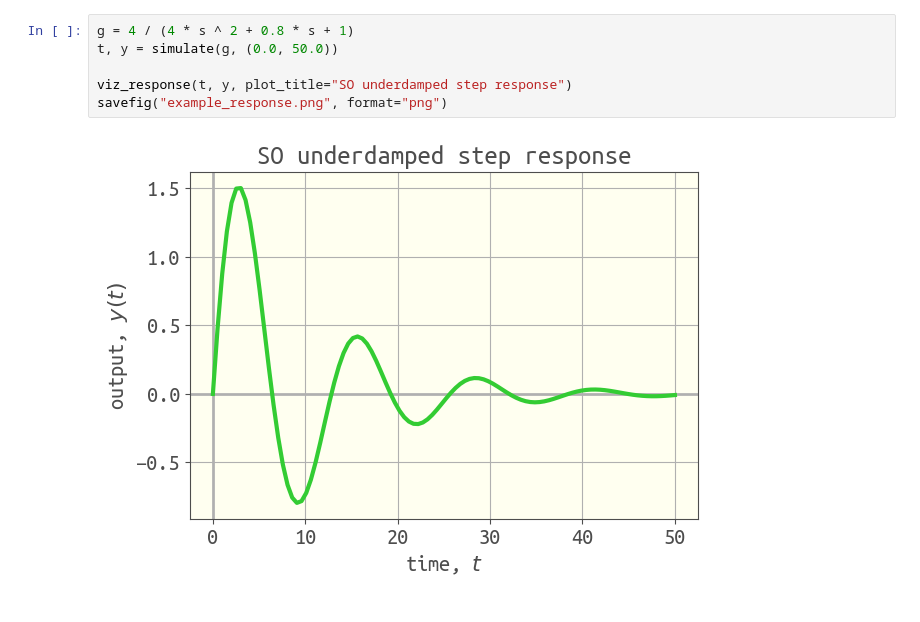
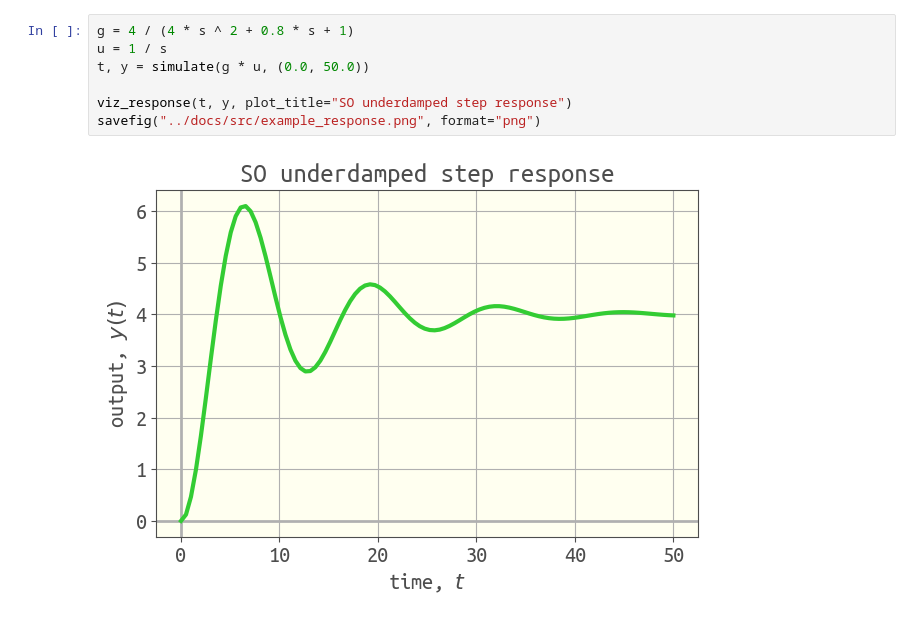
Before and after one commit to SimonEnsemble/Controlz.jl, a Jupyter notebook: src/development.ipynb, the cells around one changed output. Drawn from its saved outputs; the diff is of its cells as text.

```diff
--- a/src/development.ipynb
+++ b/src/development.ipynb
@@ -12,8 +15,9 @@ PyPlot.matplotlib.style.use("hipster.mplstyle")
 # %%
 g = 4 / (4 * s ^ 2 + 0.8 * s + 1)
-t, y = simulate(g, (0.0, 50.0))
+u = 1 / s
+t, y = simulate(g * u, (0.0, 50.0))
 
 viz_response(t, y, plot_title="SO underdamped step response")
-savefig("example_response.png", format="png")
+savefig("../docs/src/example_response.png", format="png")
 # %% [output]
-[figure, old version]
+[figure, new version]
```
Also changed, not shown: parts of 7 cells of this notebook, 14 other files.
